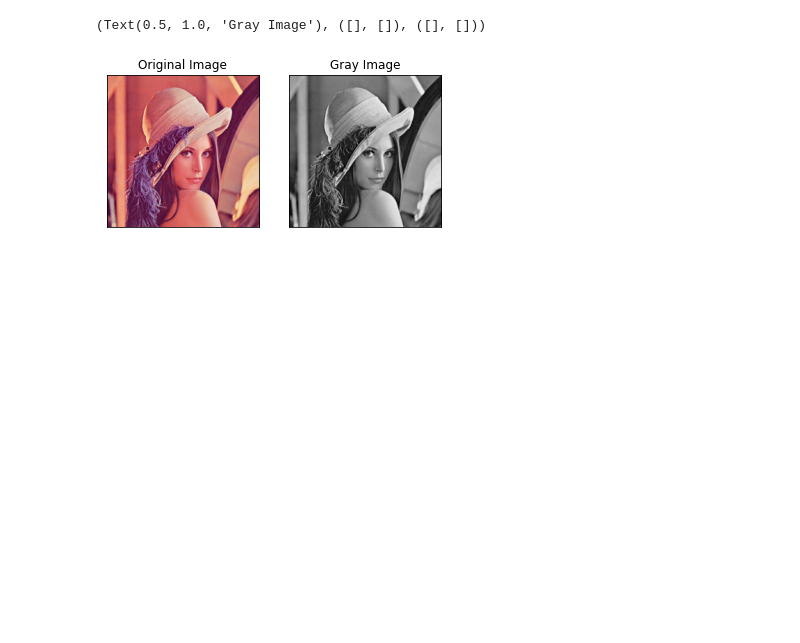
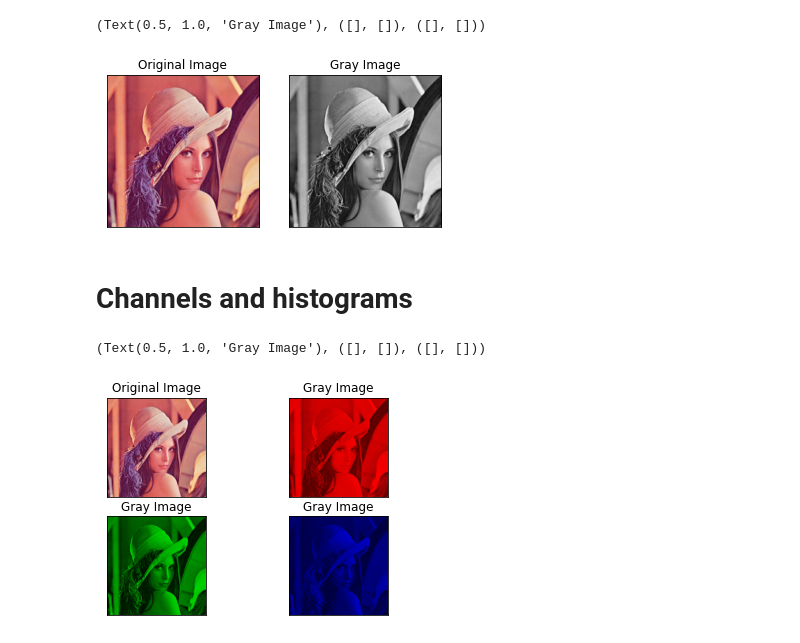
Before and after one commit to adiel2012/LearningRepository, a Jupyter notebook: computervision/ColorSpace.ipynb, the cells around one changed output. Drawn from its saved outputs; the diff is of its cells as text; code cells hidden in the pictures; blank space fills up the shorter version.

Commit message:
histogram

```diff
--- a/computervision/ColorSpace.ipynb
+++ b/computervision/ColorSpace.ipynb
@@ -55,3 +55,29 @@ plt.title('Gray Image'), plt.xticks([]), plt.yticks([])
 # %% [output]
 (Text(0.5, 1.0, 'Gray Image'), ([], []), ([], []))
 [figure]
+# %% [markdown]
+# Channels and histograms
+# %%
+red_img = img.copy()
+red_img[:,:,1] = red_img[:,:,1]*0
+red_img[:,:,2] = red_img[:,:,2]*0
+
+green_img = img.copy()
+green_img[:,:,0] = green_img[:,:,0]*0
+green_img[:,:,2] = green_img[:,:,2]*0
+
+blue_img = img.copy()
+blue_img[:,:,0] = blue_img[:,:,0]*0
+blue_img[:,:,1] = blue_img[:,:,1]*0
+
+plt.subplot(221),plt.imshow(img,cmap = 'gray')
+plt.title('Original Image'), plt.xticks([]), plt.yticks([])
+plt.subplot(222),plt.imshow(red_img,cmap = 'gray')
+plt.title('Gray Image'), plt.xticks([]), plt.yticks([])
+plt.subplot(223),plt.imshow(green_img,cmap = 'gray')
+plt.title('Gray Image'), plt.xticks([]), plt.yticks([])
+plt.subplot(224),plt.imshow(blue_img,cmap = 'gray')
+plt.title('Gray Image'), plt.xticks([]), plt.yticks([])
+# %% [output]
+(Text(0.5, 1.0, 'Gray Image'), ([], []), ([], []))
+[figure, added]
```
Also changed, not shown: parts of 3 cells of this notebook.
